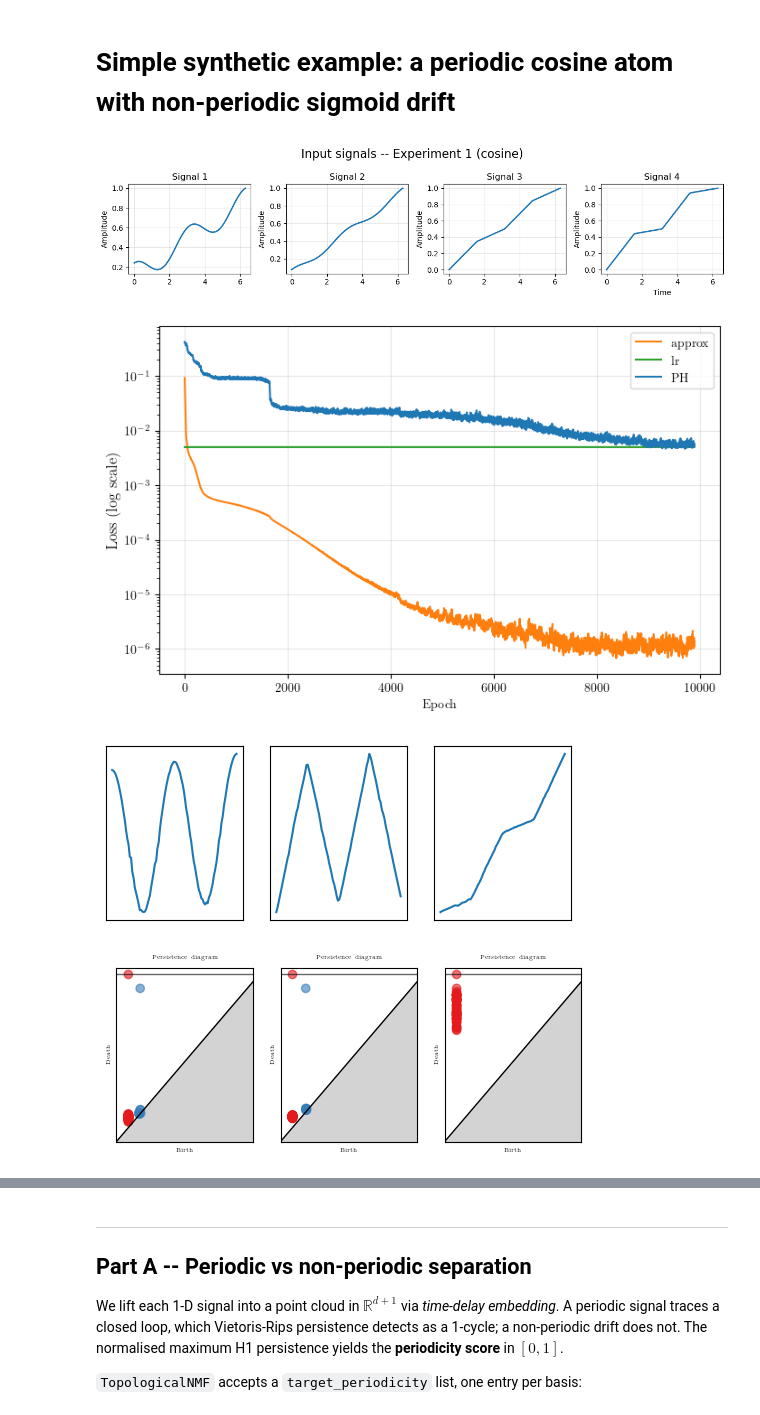
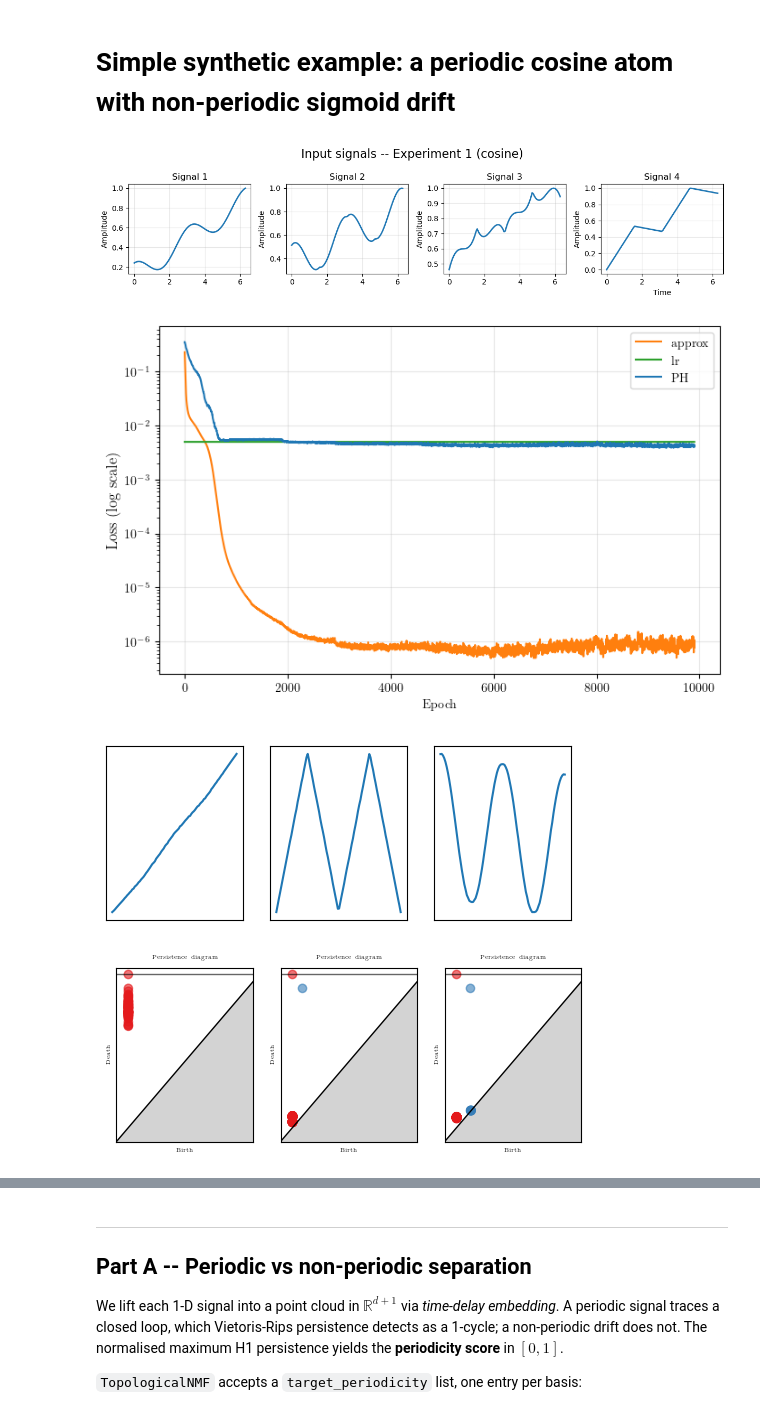
Before and after one commit to shizuo-kaji/TopNMF, a Jupyter notebook: notebook/1DSignal.ipynb, the cells around one changed output, grey strips where cells are left out. Cells and saved outputs as stored; diff of their text form; code cells hidden in the pictures.

Commit message:
improve: periodicity score optimisation

```diff
--- a/notebook/1DSignal.ipynb
+++ b/notebook/1DSignal.ipynb
@@ -114,8 +114,8 @@ t = np.linspace(0, 2 * np.pi, 100)
 gt_basis = [np.cos(2 * t) + 1, signal.sawtooth(2 * t, 0.5)+1, t]
 
 n_components = 3
-X = np.vstack([gt_basis[0] + gt_basis[2],  0.8 * gt_basis[0] + 3 * gt_basis[2],
-                  0.3 * gt_basis[1] + gt_basis[2], 1.2 * gt_basis[1] + 2 * gt_basis[2] ])
+X = np.vstack([gt_basis[0] + gt_basis[2],  1. * gt_basis[0] + 0.4 * gt_basis[1] + 0.3 * gt_basis[2],
+                  0.9 * gt_basis[0] + 1.2 * gt_basis[1] + 0.3*gt_basis[2], 1.0 * gt_basis[1] + 1.0 * gt_basis[2] ])
 X = X / np.max(np.abs(X), axis=1, keepdims=True)
 
 num_signals = len(X)
@@ -131,45 +131,51 @@ axes[-1].set_xlabel("Time")
 plt.tight_layout()
 plt.show()
 # %% [output]
-[figure, old version]
+[figure, new version]
 # %%
 n_components = 3
 
+# Periodicity score: 1 = perfectly periodic, 0 = non-periodic
+embedding_dim = 4
+tau = int(len(t) / (2 * (embedding_dim + 1)))
+
 # target_periodicity=[1.0, 1.0, None] forces the first two bases to be periodic
-target_periodicity=[1.0, 1.0, None]
+target_periodicity=[1.0, 1.0, 0.0]
 
 model_cos = TopologicalNMF(
     n_components=n_components,
     device=device,
     random_state=42,
     use_embedding=True,
 )
 
 monitor_cos = FitMonitor(
     show=["loss", "basis", "PH"],
-    interval=10,
+    interval=100,
+    factor=1.0,
     grid=(1, n_components),
 )
 
 model_cos.fit(
     X,
     n_iterations=10000,
     lr=0.005,
     lambda_apx=1.0,
-    lambda_top=0.0005,
+    lambda_top=0.001,
     target_periodicity=target_periodicity,
     start_epoch_topological=0,
-    embedding_dim=4,
+    embedding_dim=embedding_dim,
+    tau=tau,
     init_method="nndsvda",
     verbose=True,
     monitor=monitor_cos,
 )
 
 plt.close("all")
 # %% [output]
-[figure, old version]
+[figure, new version]
-[figure, old version]
+[figure, new version]
-[figure, old version]
+[figure, new version]
 # %%
 # Learned basis components in the time domain
 fig, axes = plt.subplots(n_components, 2, figsize=(12, 8))
```
Also changed, not shown: parts of 2 cells of this notebook, 2 other files.
